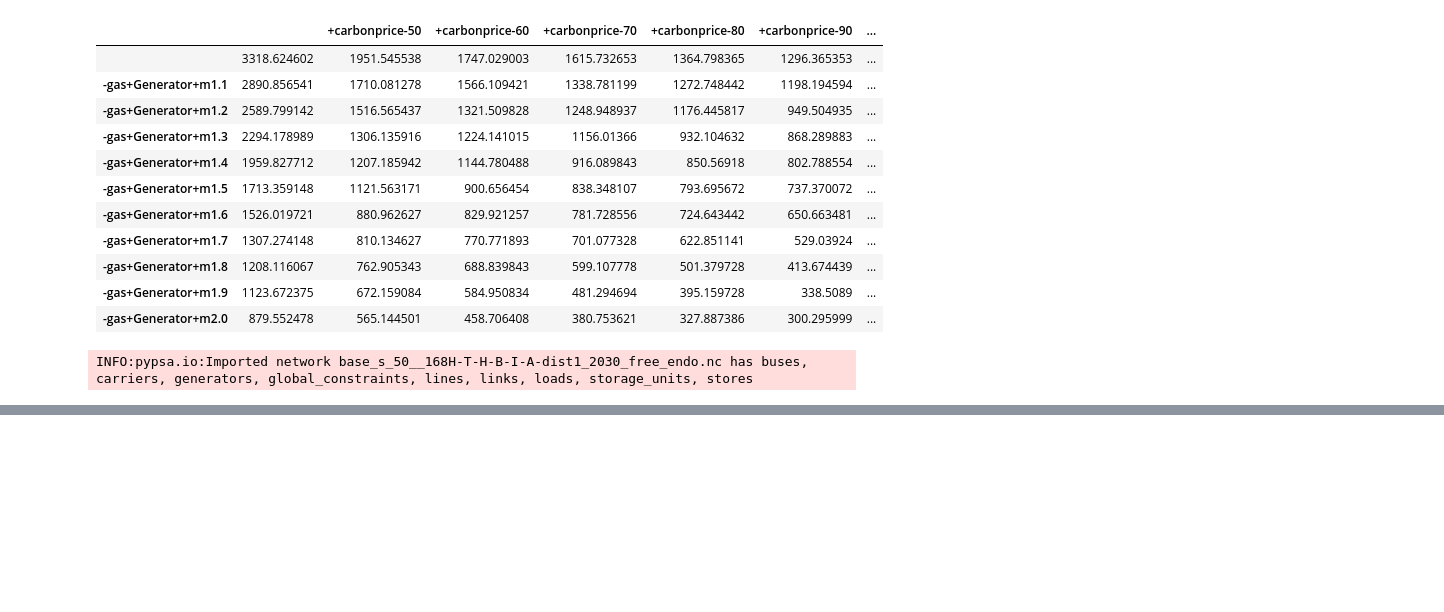
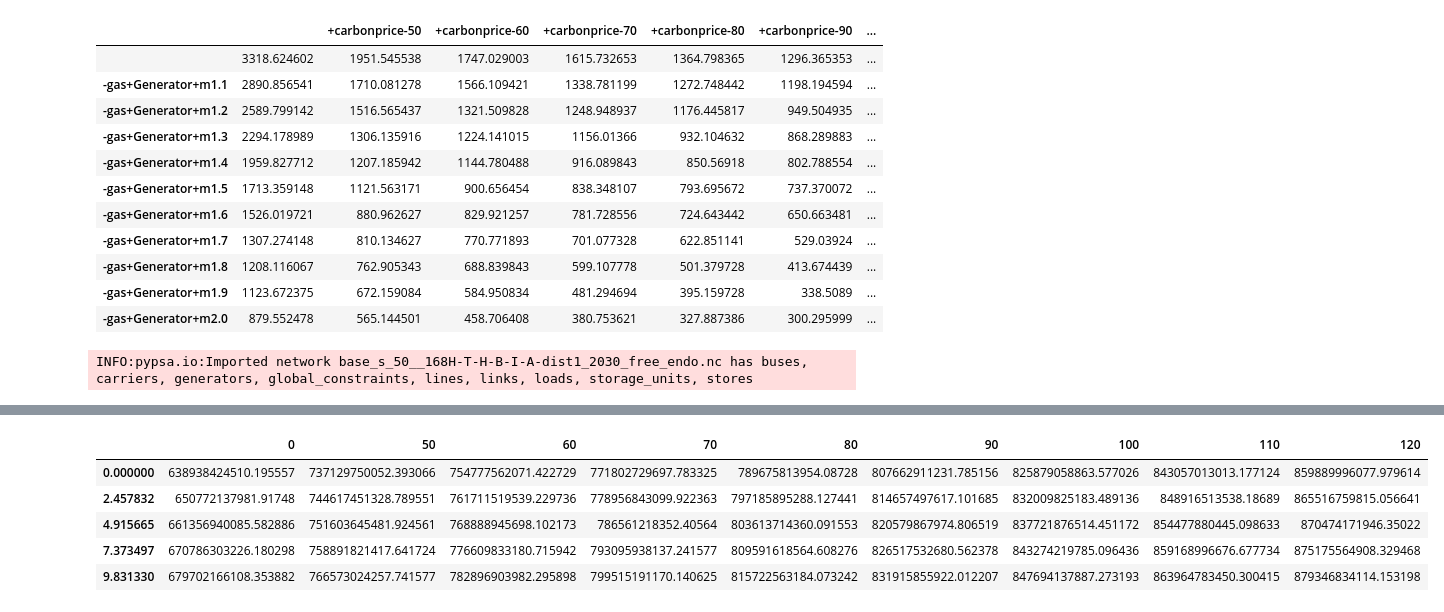
Before and after one commit to LukasFrankenQ/resilient-pypsa-eur, a Jupyter notebook: notebooks/contourplot.ipynb, the cells around one changed output, grey strips where cells are left out. Drawn from its saved outputs; the diff is of its cells as text; code cells hidden in the pictures; blank space fills up the shorter version.

```diff
--- a/notebooks/contourplot.ipynb
+++ b/notebooks/contourplot.ipynb
@@ -160 +197,10 @@ consumption
+# %%
+consumer_spending.head()
+# %% [output]
+|  | 0 | 50 | 60 | 70 | 80 | 90 | 100 | 110 | 120 |
+| 0.000000 | 638938424510.195557 | 737129750052.393066 | 754777562071.422729 | 771802729697.783325 | 789675813954.08728 | 807662911231.785156 | 825879058863.577026 | 843057013013.177124 | 859889996077.979614 |
+| 2.457832 | 650772137981.91748 | 744617451328.789551 | 761711519539.229736 | 778956843099.922363 | 797185895288.127441 | 814657497617.101685 | 832009825183.489136 | 848916513538.18689 | 865516759815.056641 |
+| 4.915665 | 661356940085.582886 | 751603645481.924561 | 768888945698.102173 | 786561218352.40564 | 803613714360.091553 | 820579867974.806519 | 837721876514.451172 | 854477880445.098633 | 870474171946.35022 |
+| 7.373497 | 670786303226.180298 | 758891821417.641724 | 776609833180.715942 | 793095938137.241577 | 809591618564.608276 | 826517532680.562378 | 843274219785.096436 | 859168996676.677734 | 875175564908.329468 |
+| 9.831330 | 679702166108.353882 | 766573024257.741577 | 782896903982.295898 | 799515191170.140625 | 815722563184.073242 | 831915855922.012207 | 847694137887.273193 | 863964783450.300415 | 879346834114.153198 |
 # %%
```
Also changed, not shown: parts of 14 cells of this notebook.
